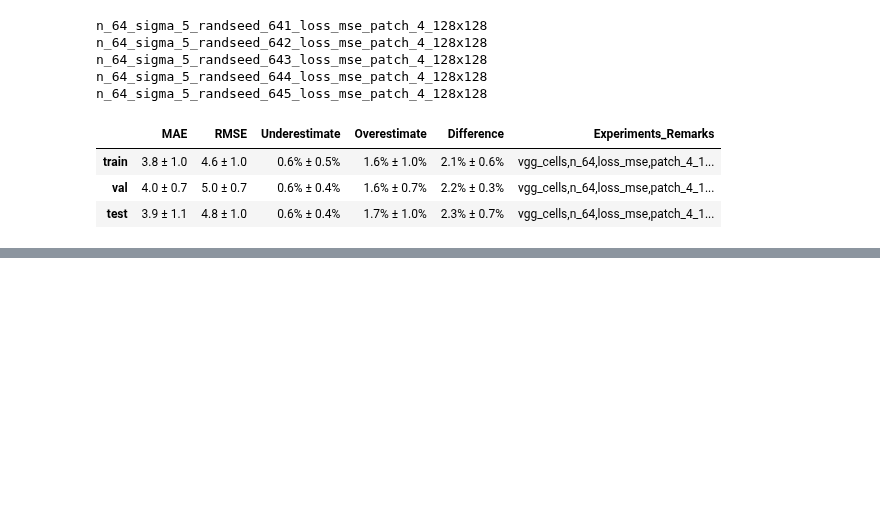
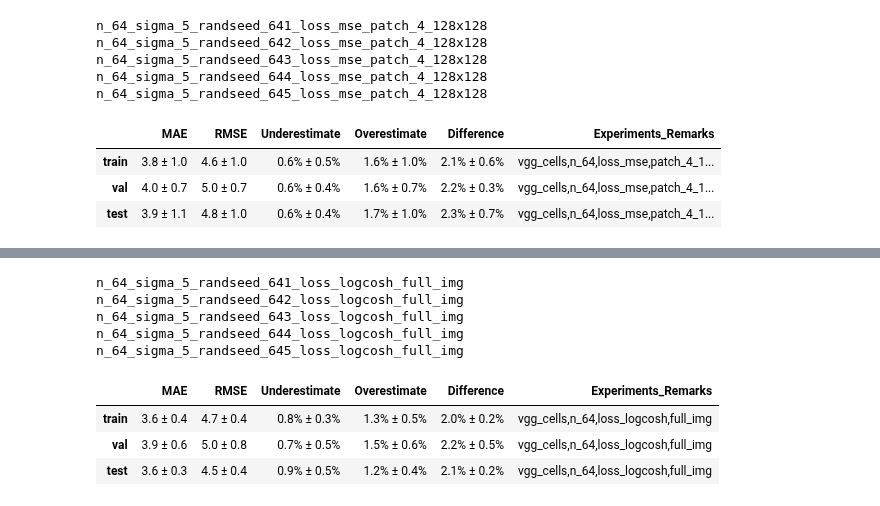
Before and after one commit to Tudor67/Object-Counting, a Jupyter notebook: experiments/1_fcrn_a/vgg_cells/experiments_stats.ipynb, the cells around one changed output, grey strips where cells are left out. Cells and saved outputs as stored; diff of their text form; code cells hidden in the pictures; blank space fills up the shorter version.

```diff
--- a/experiments/1_fcrn_a/vgg_cells/experiments_stats.ipynb
+++ b/experiments/1_fcrn_a/vgg_cells/experiments_stats.ipynb
@@ -124,0 +145,14 @@ n_64_sigma_5_randseed_645_loss_mse_patch_4_128x128
+# %%
+res_list = load_experiments_results('.', ['n_64', 'loss_logcosh', 'full_img'])
+res_df = get_mean_and_std_of_experiments(res_list, ','.join(['vgg_cells', 'n_64', 'loss_logcosh', 'full_img']))
+res_df.head()
+# %% [output]
+n_64_sigma_5_randseed_641_loss_logcosh_full_img
+n_64_sigma_5_randseed_642_loss_logcosh_full_img
+n_64_sigma_5_randseed_643_loss_logcosh_full_img
+n_64_sigma_5_randseed_644_loss_logcosh_full_img
+n_64_sigma_5_randseed_645_loss_logcosh_full_img
+|  | MAE | RMSE | Underestimate | Overestimate | Difference | Experiments_Remarks |
+| train | 3.6 ± 0.4 | 4.7 ± 0.4 | 0.8% ± 0.3% | 1.3% ± 0.5% | 2.0% ± 0.2% | vgg_cells,n_64,loss_logcosh,full_img |
+| val | 3.9 ± 0.6 | 5.0 ± 0.8 | 0.7% ± 0.5% | 1.5% ± 0.6% | 2.2% ± 0.5% | vgg_cells,n_64,loss_logcosh,full_img |
+| test | 3.6 ± 0.3 | 4.5 ± 0.4 | 0.9% ± 0.5% | 1.2% ± 0.4% | 2.1% ± 0.2% | vgg_cells,n_64,loss_logcosh,full_img |
```
Also changed, not shown: parts of 2 cells of this notebook, 25 other files.
